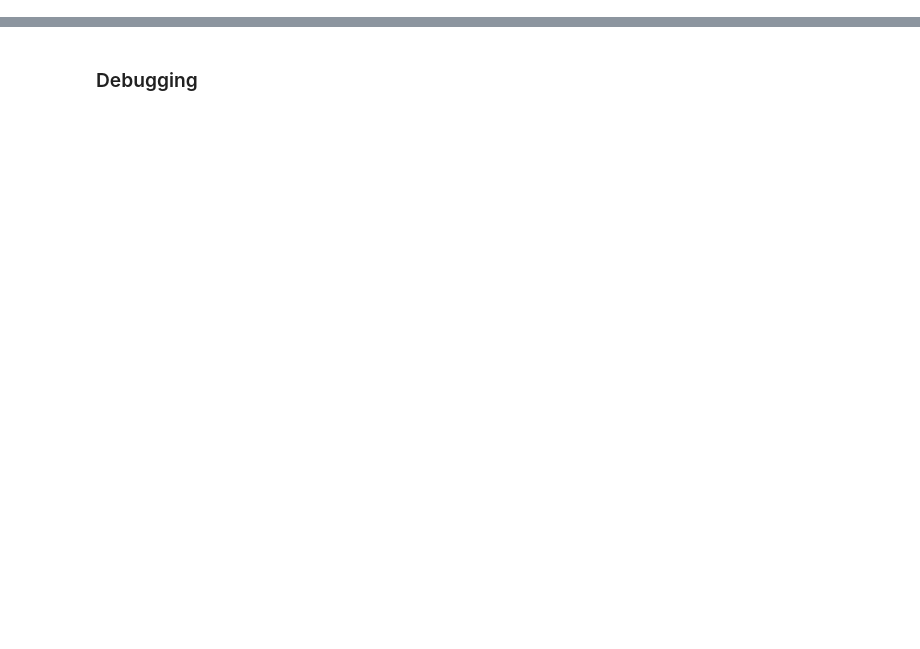
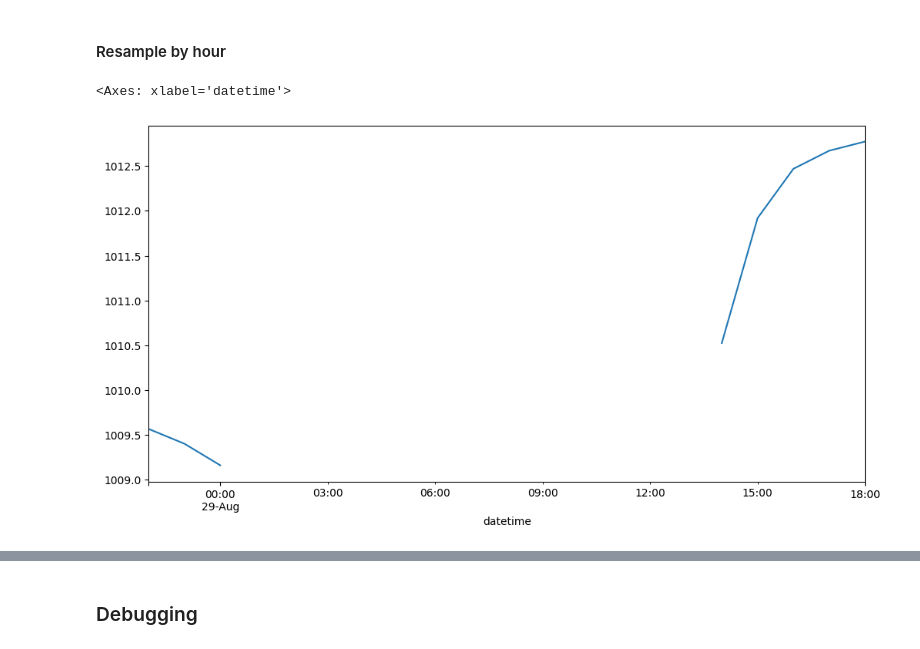
Before and after one commit to mauroc/sqrpi, a Jupyter notebook: dashboard.ipynb, the cells around one changed output, grey strips where cells are left out. Cells and saved outputs as stored; diff of their text form; code cells hidden in the pictures; blank space fills up the shorter version.

```diff
--- a/dashboard.ipynb
+++ b/dashboard.ipynb
@@ -41,0 +58,8 @@ logs
+# %% [markdown]
+#### Resample by hour ####
+# %%
+hourly_logs = logs.resample("h").first()
+hourly_logs['pressure'].plot(figsize=[12,6])
+# %% [output]
+<Axes: xlabel='datetime'>
+[figure, added]
```
Also changed, not shown: parts of 12 cells of this notebook, 2 other files.
